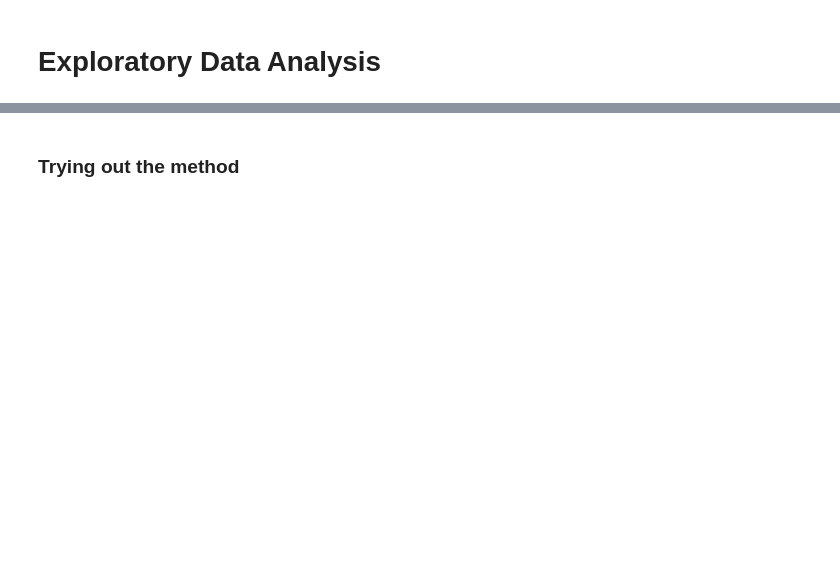
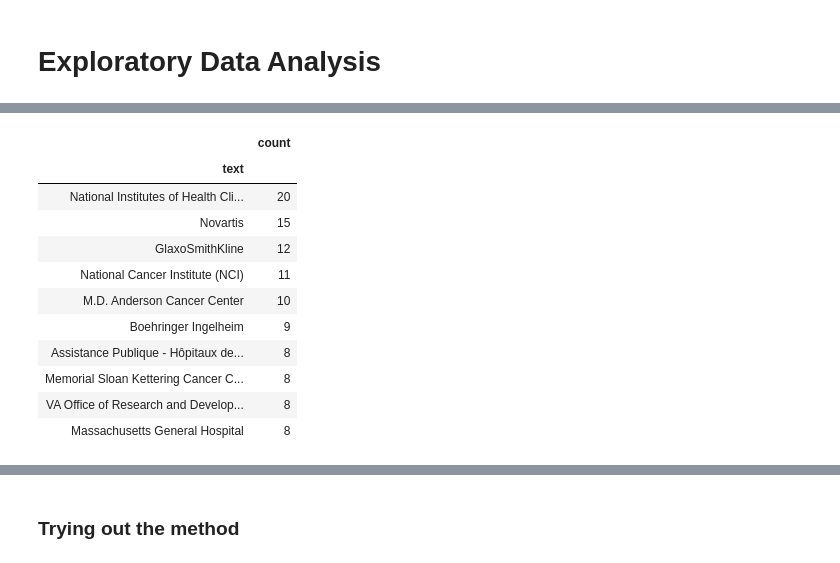
Before and after one commit to sylvaingchassang/trial-explorer, a Jupyter notebook: notebooks/rf_eda.ipynb, the cells around one changed output, grey strips where cells are left out. Cells and saved outputs as stored; diff of their text form; code cells hidden in the pictures; blank space fills up the shorter version.

```diff
--- a/notebooks/rf_eda.ipynb
+++ b/notebooks/rf_eda.ipynb
@@ -13,0 +94,15 @@ import matplotlib.pyplot as plt
+# %%
+sum_df_dict['./source'].head(10)
+# %% [output]
+|  | count |
+| text |  |
+| National Institutes of Health Cli... | 20 |
+| Novartis | 15 |
+| GlaxoSmithKline | 12 |
+| National Cancer Institute (NCI) | 11 |
+| M.D. Anderson Cancer Center | 10 |
+| Boehringer Ingelheim | 9 |
+| Assistance Publique - Hôpitaux de... | 8 |
+| Memorial Sloan Kettering Cancer C... | 8 |
+| VA Office of Research and Develop... | 8 |
+| Massachusetts General Hospital | 8 |
```
Also changed, not shown: parts of 55 cells of this notebook, 5 other files.
